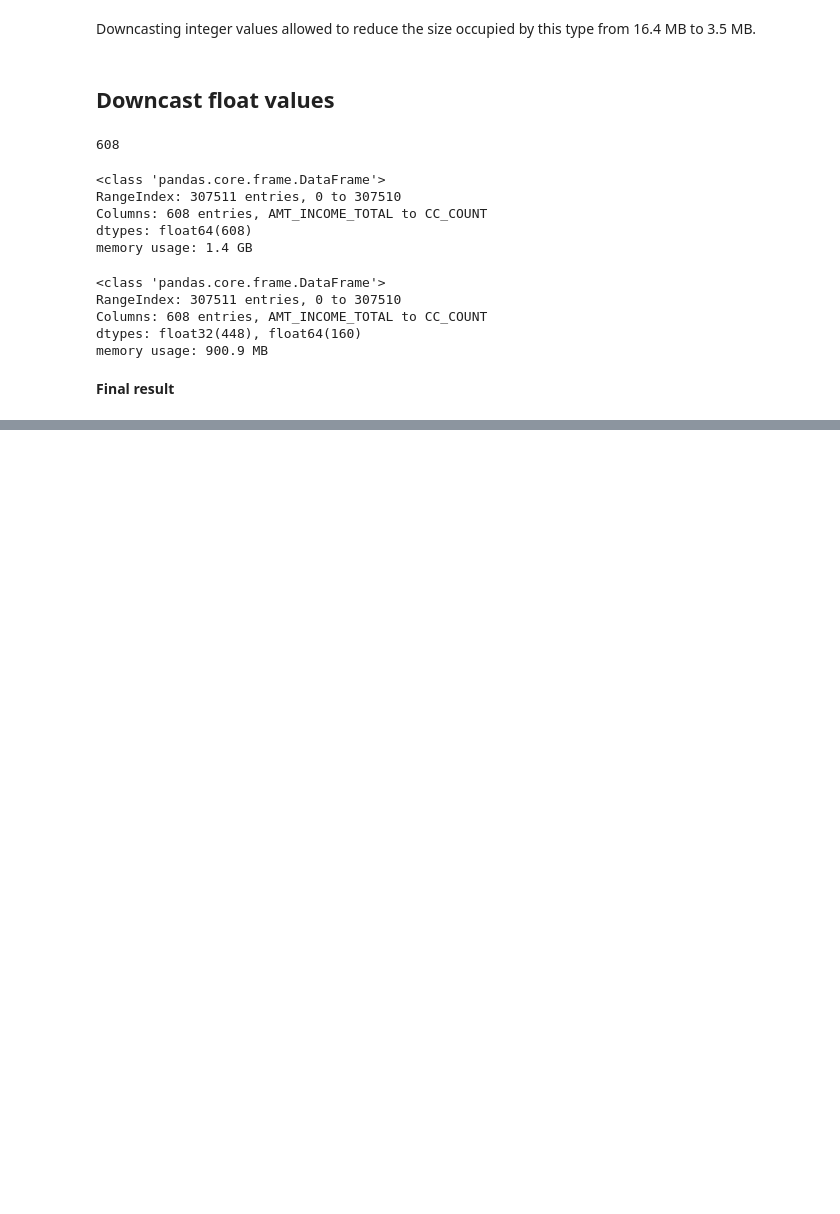
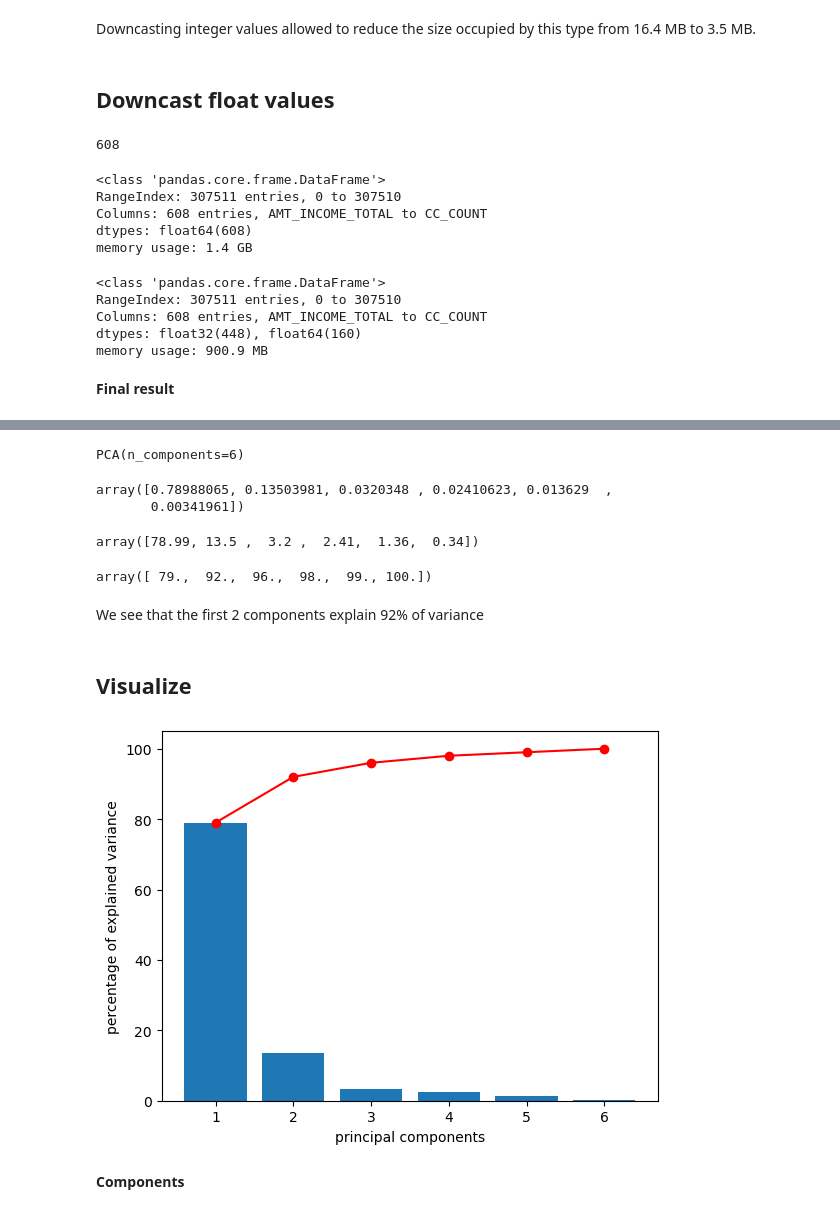
Before and after one commit to NatChe/credit-scoring-dashboard, a Jupyter notebook: 02_Feature_optimization.ipynb, the cells around one changed output, grey strips where cells are left out. Cells and saved outputs as stored; diff of their text form; code cells hidden in the pictures; blank space fills up the shorter version.

```diff
--- a/02_Feature_optimization.ipynb
+++ b/02_Feature_optimization.ipynb
@@ -331,0 +413,4 @@ We went from 1.5 GB to 918.5 MB that represents almost 39% of memory reduction.
+# %%
+X = X_processed.values
+feature_names = X_processed.columns
+X.shape
@@ -331,0 +421,40 @@ We went from 1.5 GB to 918.5 MB that represents almost 39% of memory reduction.
+# %%
+n_components = 6
+pca = PCA(n_components=n_components)
+pca.fit(X)
+# %% [output]
+PCA(n_components=6)
+# %%
+np.set_printoptions(suppress=False)
+
+pca.explained_variance_ratio_
+# %% [output]
+array([0.78988065, 0.13503981, 0.0320348 , 0.02410623, 0.013629  ,
+       0.00341961])
+# %%
+scree = (pca.explained_variance_ratio_*100).round(2)
+scree
+# %% [output]
+array([78.99, 13.5 ,  3.2 ,  2.41,  1.36,  0.34])
+# %%
+scree_cum = scree.cumsum().round()
+scree_cum
+# %% [output]
+array([ 79.,  92.,  96.,  98.,  99., 100.])
+# %% [markdown]
+We see that the first 2 components explain 92% of variance
+# %% [markdown]
+## Visualize
+# %%
+x_list = range(1, n_components+1)
+list(x_list)
+
+plt.bar(x_list, scree)
+plt.plot(x_list, scree_cum,c="red",marker='o')
+plt.xlabel("principal components")
+plt.ylabel("percentage of explained variance")
+plt.show(block=False)
+# %% [output]
+[figure, added]
+# %% [markdown]
+**Components**
```
Also changed, not shown: parts of 110 cells of this notebook, 2 other files.
